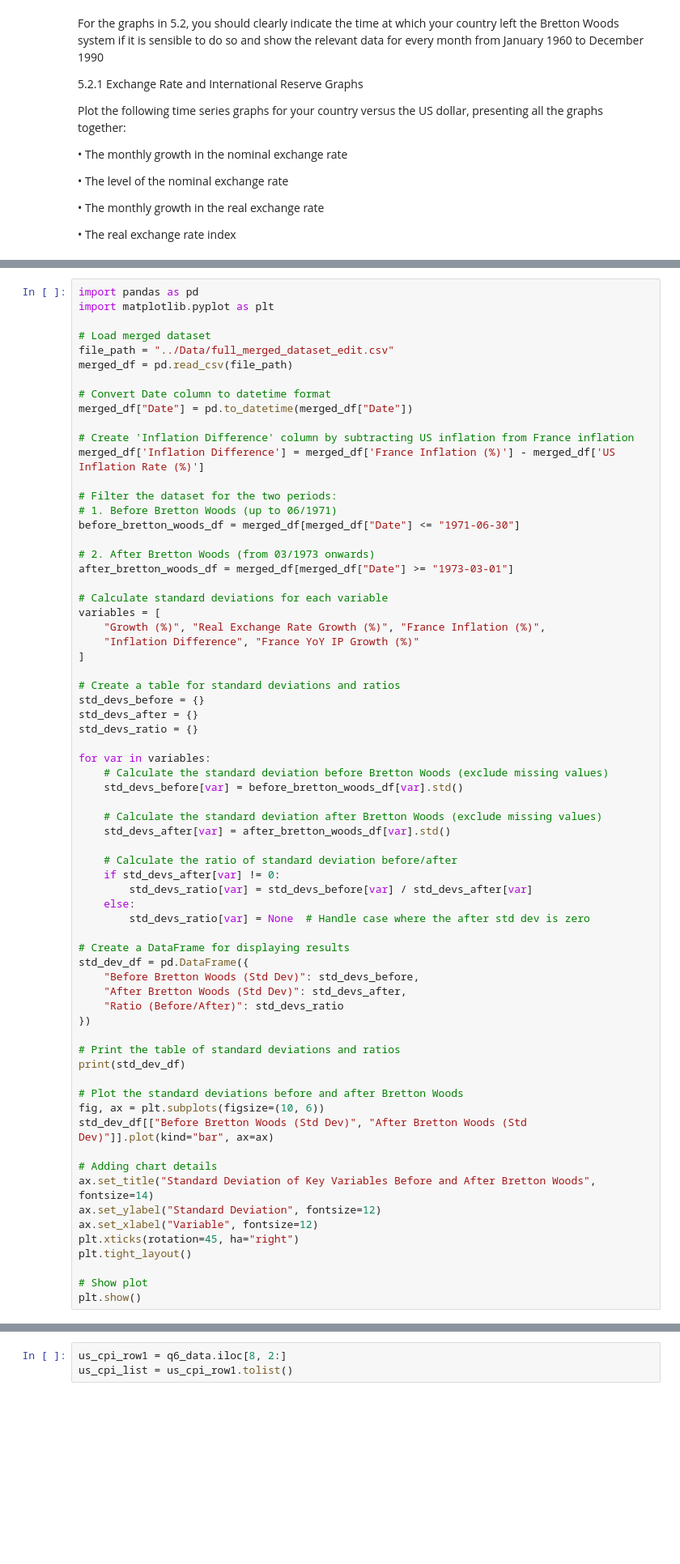
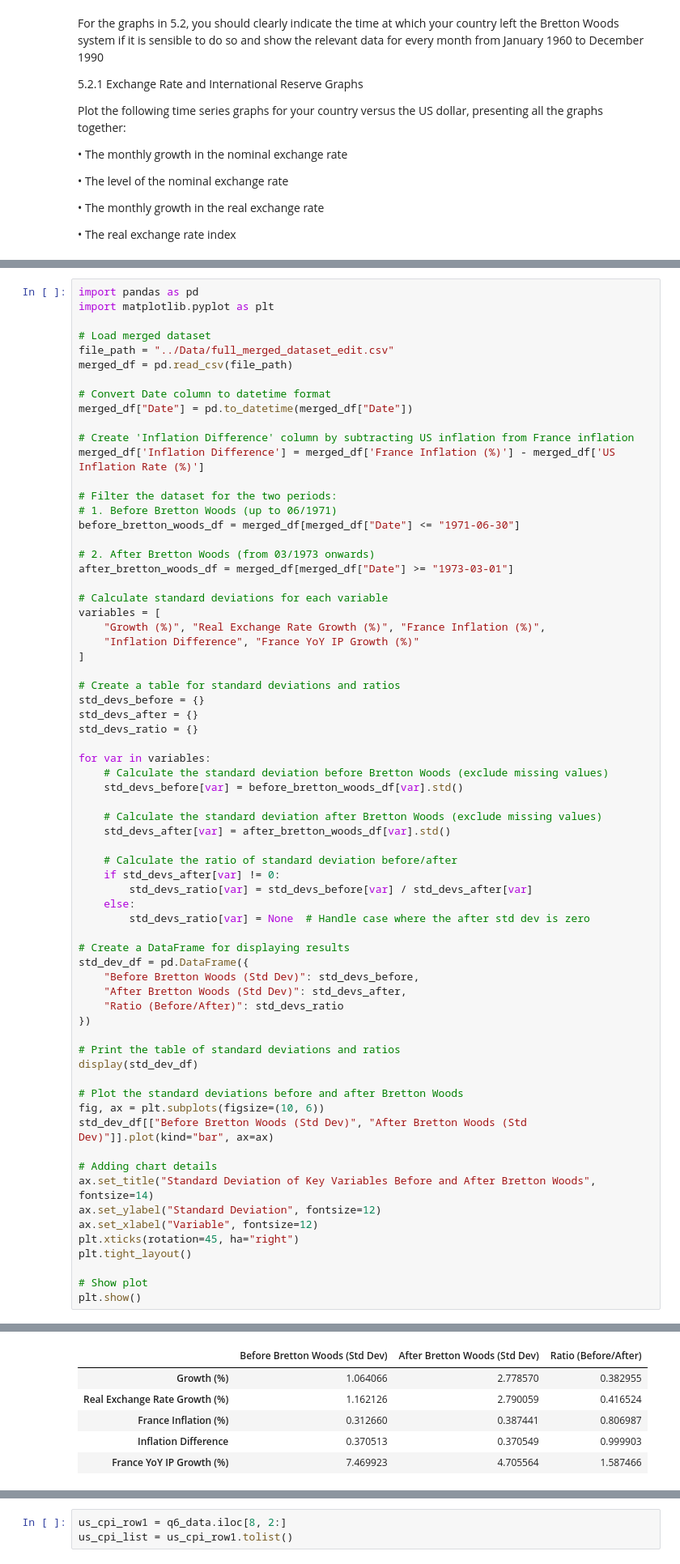
Before and after one commit to SparklyPlant/The-Grave-of-Ming, a Jupyter notebook: Code/NB1.ipynb, the cells around one changed output, grey strips where cells are left out. Shown at 81% size. Saved outputs shown, nothing was run; the diff lists cells and outputs as text; blank space fills up the shorter version.

```diff
--- a/Code/NB1.ipynb
+++ b/Code/NB1.ipynb
@@ -786,7 +803,7 @@ std_dev_df = pd.DataFrame({
 })
 
 # Print the table of standard deviations and ratios
-print(std_dev_df)
+display(std_dev_df)
 
 # Plot the standard deviations before and after Bretton Woods
 fig, ax = plt.subplots(figsize=(10, 6))
@@ -825,3 +822,9 @@ France YoY IP Growth (%)                   1.587466
+|  | Before Bretton Woods (Std Dev) | After Bretton Woods (Std Dev) | Ratio (Before/After) |
+| Growth (%) | 1.064066 | 2.778570 | 0.382955 |
+| Real Exchange Rate Growth (%) | 1.162126 | 2.790059 | 0.416524 |
+| France Inflation (%) | 0.312660 | 0.387441 | 0.806987 |
+| Inflation Difference | 0.370513 | 0.370549 | 0.999903 |
+| France YoY IP Growth (%) | 7.469923 | 4.705564 | 1.587466 |
 [figure]
 # %%
 import pandas as pd
```
Also changed, not shown: parts of 35 cells of this notebook.
